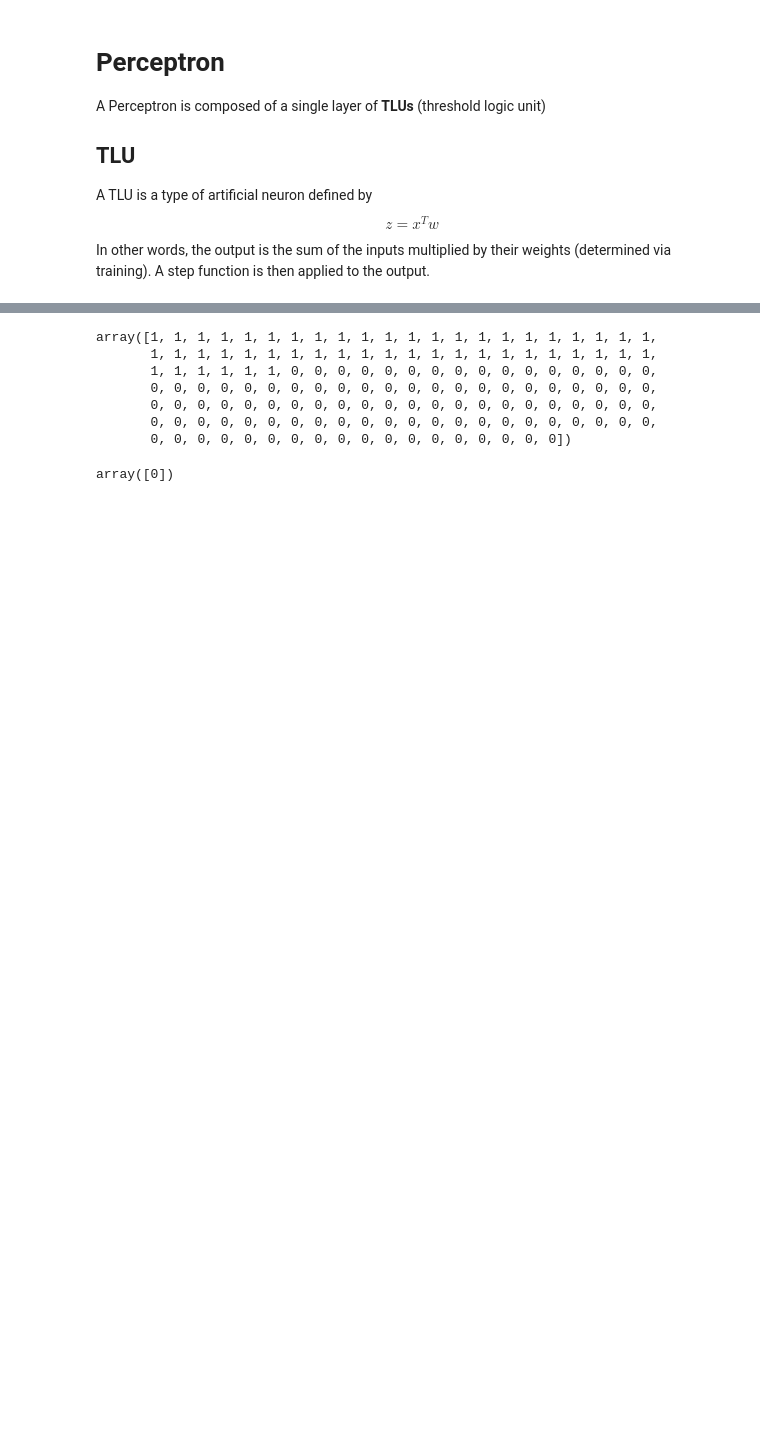
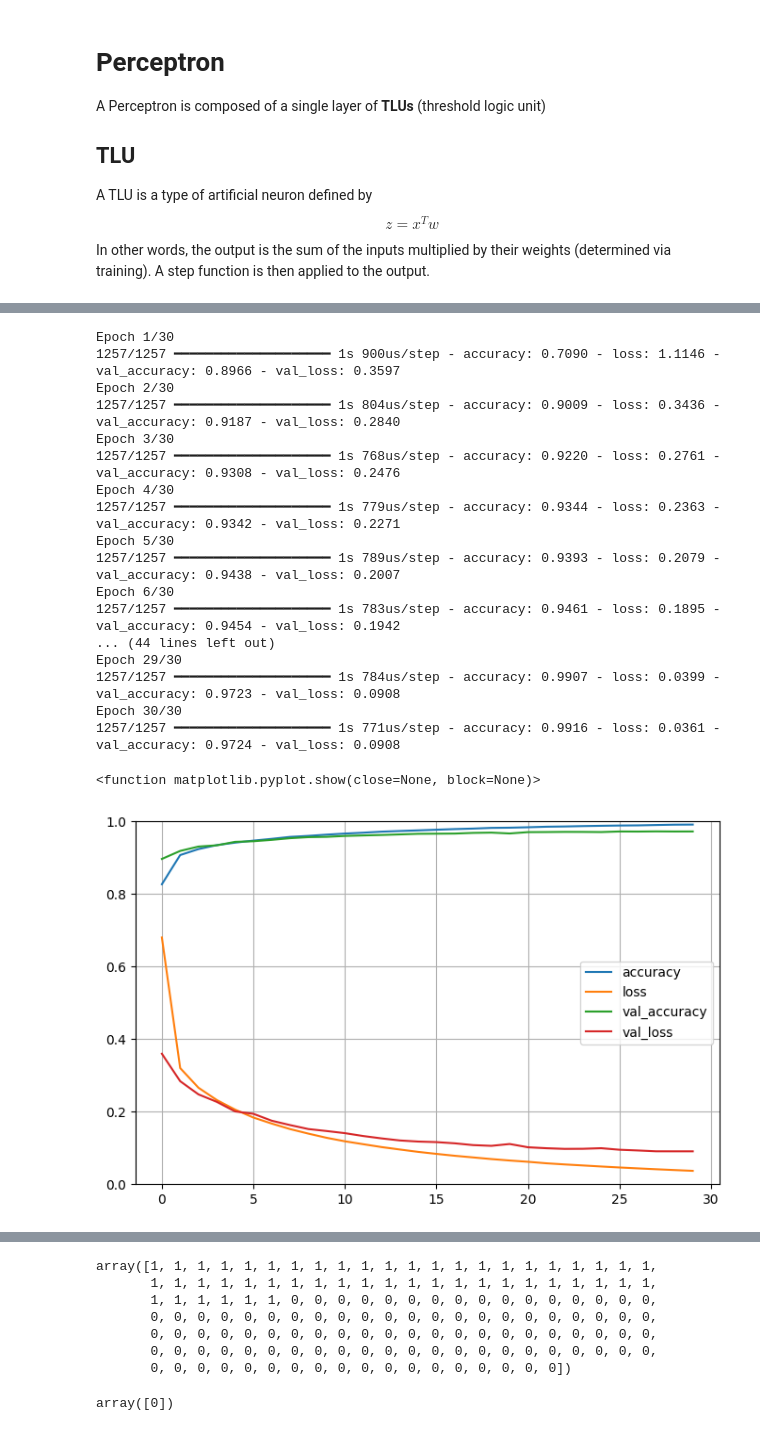
Before and after one commit to Jesusdiazrivero/handson-ml-with-python, a Jupyter notebook: chapter-10/perceptron.ipynb, the cells around one changed output, grey strips where cells are left out. Cells and saved outputs as stored; diff of their text form; code cells hidden in the pictures; blank space fills up the shorter version.

```diff
--- a/chapter-10/perceptron.ipynb
+++ b/chapter-10/perceptron.ipynb
@@ -13,0 +371,8 @@ A step function is then applied to the output.
+# %%
+(X_train_full, y_train_full), (X_test, y_test) = keras.datasets.mnist.load_data()
+# %%
+from sklearn.model_selection import train_test_split
+
+X_train, X_val, y_train, y_val = train_test_split(X_train_full, y_train_full, test_size=0.33, random_state=42)
+X_train = X_train / 255.0
+X_val = X_val / 255.0
@@ -13,0 +398,9 @@ A step function is then applied to the output.
+# %%
+model = keras.models.Sequential()
+# Preprocessing layer to convert matrix to array
+model.add(keras.layers.Flatten(input_shape=[28, 28]))
+model.add(keras.layers.Dense(300, activation="relu"))
+model.add(keras.layers.Dense(100, activation="relu"))
+model.add(keras.layers.Dense(10, activation="softmax"))
+
+model.summary()
@@ -13,0 +423,27 @@ A step function is then applied to the output.
+# %%
+# First basic run copying fashion MNIST
+
+model.compile(loss="sparse_categorical_crossentropy",
+              optimizer="sgd",
+              metrics=["accuracy"])
+history = model.fit(X_train, y_train, epochs=30, validation_data=(X_val, y_val))
+# %% [output]
+Epoch 1/30
+1257/1257 ━━━━━━━━━━━━━━━━━━━━ 1s 900us/step - accuracy: 0.7090 - loss: 1.1146 - val_accuracy: 0.8966 - val_loss: 0.3597
+Epoch 2/30
+1257/1257 ━━━━━━━━━━━━━━━━━━━━ 1s 804us/step - accuracy: 0.9009 - loss: 0.3436 - val_accuracy: 0.9187 - val_loss: 0.2840
+Epoch 3/30
+1257/1257 ━━━━━━━━━━━━━━━━━━━━ 1s 768us/step - accuracy: 0.9220 - loss: 0.2761 - val_accuracy: 0.9308 - val_loss: 0.2476
+Epoch 4/30
+1257/1257 ━━━━━━━━━━━━━━━━━━━━ 1s 779us/step - accuracy: 0.9344 - loss: 0.2363 - val_accuracy: 0.9342 - val_loss: 0.2271
+Epoch 5/30
+1257/1257 ━━━━━━━━━━━━━━━━━━━━ 1s 789us/step - accuracy: 0.9393 - loss: 0.2079 - val_accuracy: 0.9438 - val_loss: 0.2007
+Epoch 6/30
+1257/1257 ━━━━━━━━━━━━━━━━━━━━ 1s 783us/step - accuracy: 0.9461 - loss: 0.1895 - val_accuracy: 0.9454 - val_loss: 0.1942
+... (44 lines left out)
+Epoch 29/30
+1257/1257 ━━━━━━━━━━━━━━━━━━━━ 1s 784us/step - accuracy: 0.9907 - loss: 0.0399 - val_accuracy: 0.9723 - val_loss: 0.0908
+Epoch 30/30
+1257/1257 ━━━━━━━━━━━━━━━━━━━━ 1s 771us/step - accuracy: 0.9916 - loss: 0.0361 - val_accuracy: 0.9724 - val_loss: 0.0908
+<function matplotlib.pyplot.show(close=None, block=None)>
+[figure, added]
```
Also changed, not shown: parts of 30 cells of this notebook, 4 other files.
